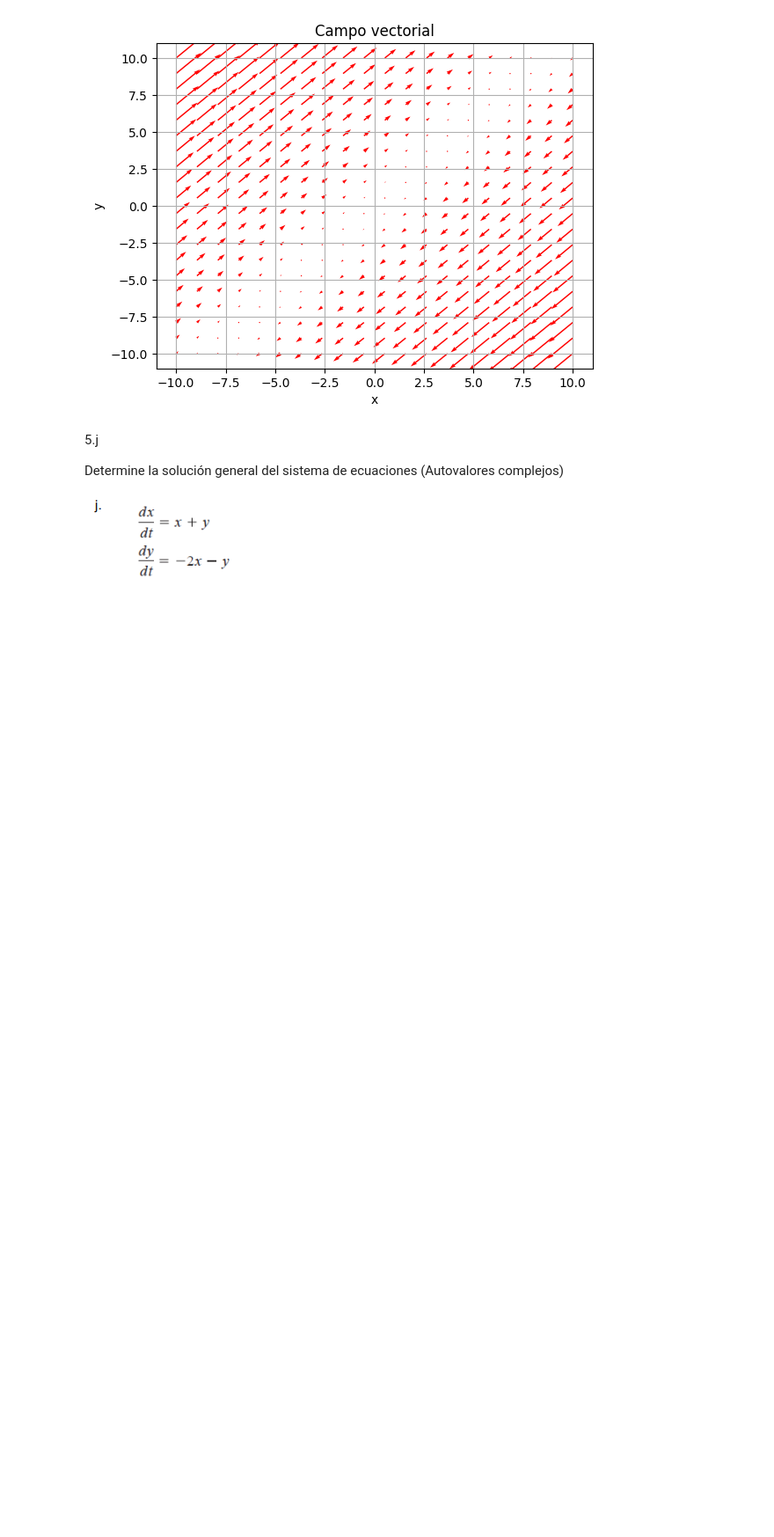
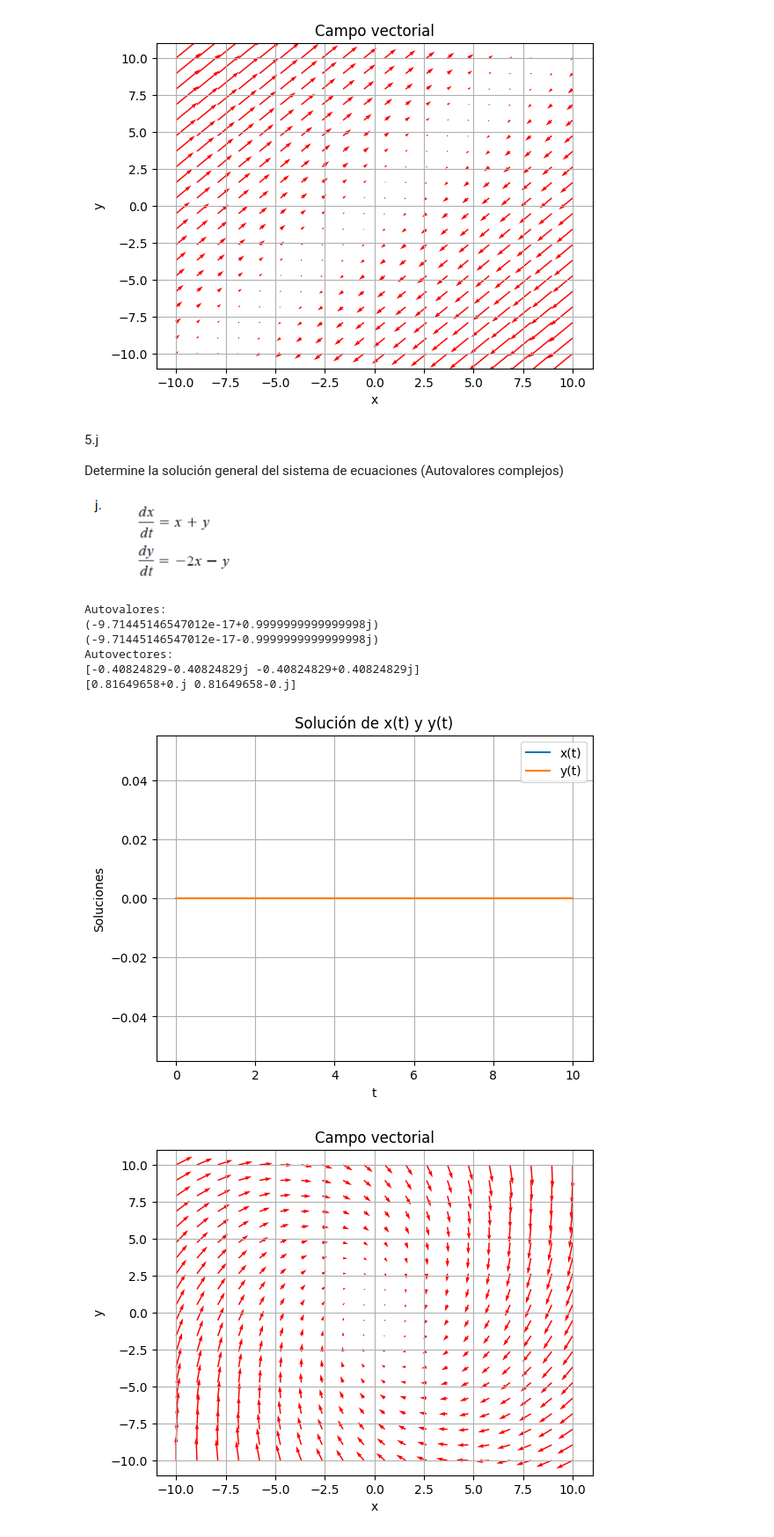
Before and after one commit to lucaskalchichen/TPI-Sistemas-de-Ecuaciones-Diferenciales-y-Estabilidad, a Jupyter notebook: tpi-practica.ipynb, the cells around one changed output. Shown at 88% size. Cells and saved outputs as stored; diff of their text form; code cells hidden in the pictures; blank space fills up the shorter version.

```diff
--- a/tpi-practica.ipynb
+++ b/tpi-practica.ipynb
@@ -167,6 +172,71 @@ Autovectores:
 Determine la solución general del sistema de ecuaciones (Autovalores complejos)
 
 ![image.png](attachment:image.png)
+# %%
+import numpy as np
+import matplotlib.pyplot as plt
+from scipy.integrate import odeint
+
+# Matriz del sistema
+A = np.array([[1, 1],
+              [-2, -1]])
+
+# Autovalores y autovectores
+eigvals, eigvecs = np.linalg.eig(A)
+
+print("Autovalores:")
+for i in eigvals:
+    print(i)
+print("Autovectores:")
+for i in eigvecs:
+    print(i)
+
+# Definir el sistema de ecuaciones diferenciales
+def sistema(X, t):
+    x, y = X
+    dxdt = -x + y
+    dydt = -2*x + -1*y
+    return [dxdt, dydt]
+
+# Valores iniciales
+X0 = [0, 0]
+
+# Intervalo de tiempo
+t = np.linspace(0, 10, 400)
+
+# Resolver el sistema de ecuaciones diferenciales
+sol = odeint(sistema, X0, t)
+
+# Graficar las soluciones
+plt.plot(t, sol[:, 0], label='x(t)')
+plt.plot(t, sol[:, 1], label='y(t)')
+plt.title('Solución de x(t) y y(t)')
+plt.xlabel('t')
+plt.ylabel('Soluciones')
+plt.legend()
+plt.grid(True)
+plt.show()
+
+# Campo vectorial
+Y, X = np.mgrid[-10:10:20j, -10:10:20j]
+U = -X + Y
+V = -2*X + -1*Y
+
+plt.quiver(X, Y, U, V, color='r')
+plt.title('Campo vectorial')
+plt.xlabel('x')
+plt.ylabel('y')
+plt.grid(True)
+plt.show()
+# %% [output]
+Autovalores:
+(-9.71445146547012e-17+0.9999999999999998j)
+(-9.71445146547012e-17-0.9999999999999998j)
+Autovectores:
+[-0.40824829-0.40824829j -0.40824829+0.40824829j]
+[0.81649658+0.j 0.81649658-0.j]
+[figure, added]
+[figure, added]
 # %% [markdown]
 6.c
 
```
Also changed, not shown: parts of 9 cells of this notebook.
